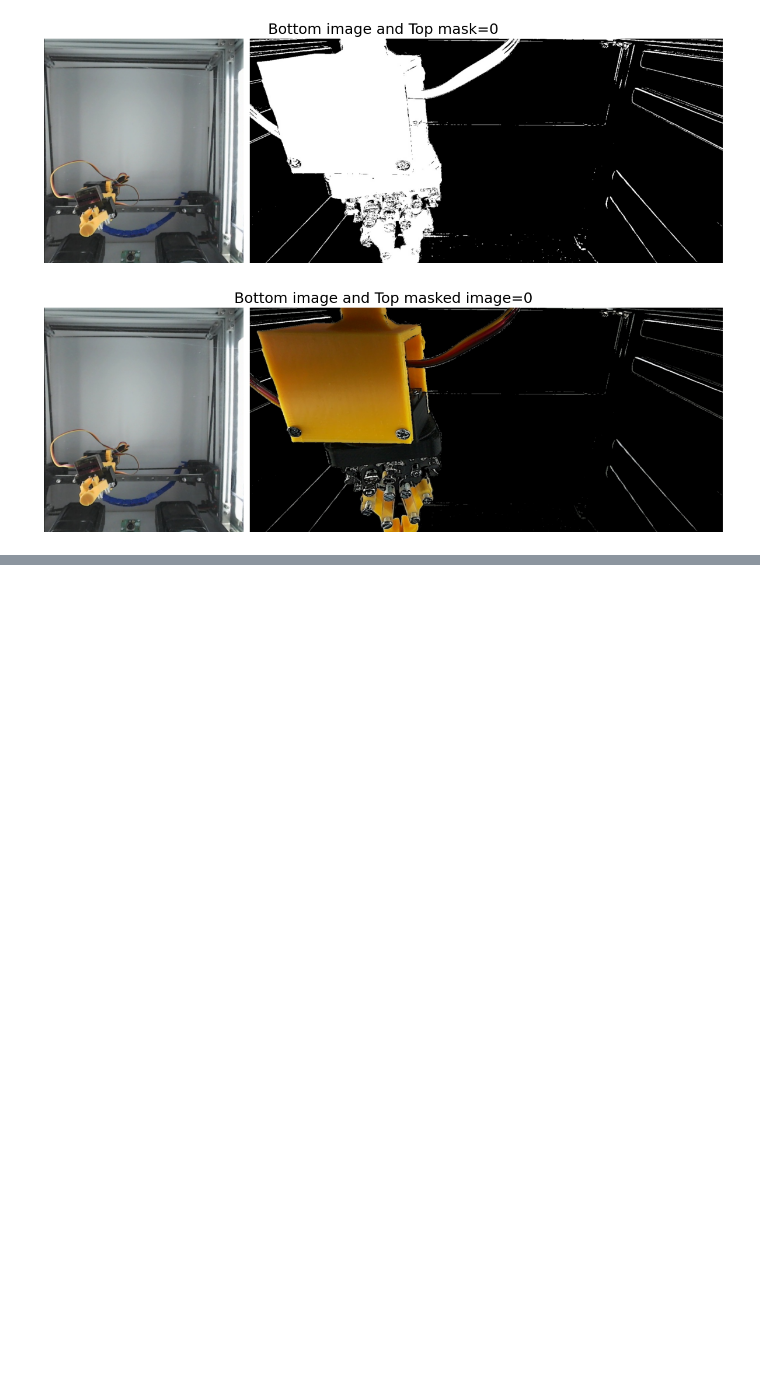
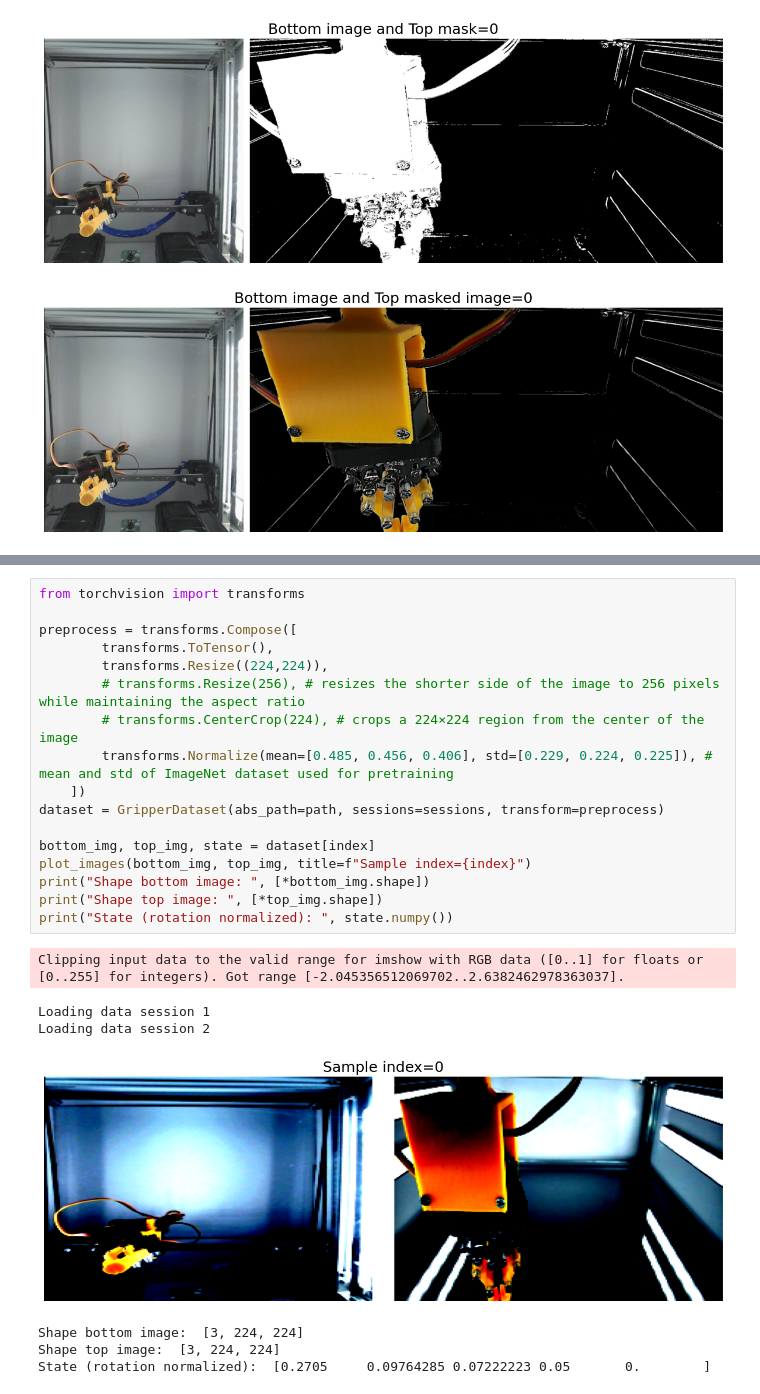
Before and after one commit to GiacomoBillo/cloudgripper-visual-autoencoder, a Jupyter notebook: visual_autoencoder/data.ipynb, the cells around one changed output, grey strips where cells are left out. Drawn from its saved outputs; the diff is of its cells as text; blank space fills up the shorter version.

Commit message:
transform input images and normalize output rotation

```diff
--- a/visual_autoencoder/data.ipynb
+++ b/visual_autoencoder/data.ipynb
@@ -95,0 +111,25 @@ Loading data session 2
+# %%
+from torchvision import transforms
+
+preprocess = transforms.Compose([
+        transforms.ToTensor(),
+        transforms.Resize((224,224)),
+        # transforms.Resize(256), # resizes the shorter side of the image to 256 pixels while maintaining the aspect ratio
+        # transforms.CenterCrop(224), # crops a 224×224 region from the center of the image
+        transforms.Normalize(mean=[0.485, 0.456, 0.406], std=[0.229, 0.224, 0.225]), # mean and std of ImageNet dataset used for pretraining
+    ])
+dataset = GripperDataset(abs_path=path, sessions=sessions, transform=preprocess)
+
+bottom_img, top_img, state = dataset[index]
+plot_images(bottom_img, top_img, title=f"Sample index={index}")
+print("Shape bottom image: ", [*bottom_img.shape])
+print("Shape top image: ", [*top_img.shape])
+print("State (rotation normalized): ", state.numpy())
+# %% [output]
+Clipping input data to the valid range for imshow with RGB data ([0..1] for floats or [0..255] for integers). Got range [-2.045356512069702..2.6382462978363037].
+Loading data session 1
+Loading data session 2
+[figure, added]
+Shape bottom image:  [3, 224, 224]
+Shape top image:  [3, 224, 224]
+State (rotation normalized):  [0.2705     0.09764285 0.07222223 0.05       0.        ]
```
Also changed, not shown: parts of 3 cells of this notebook, 1 other file.
